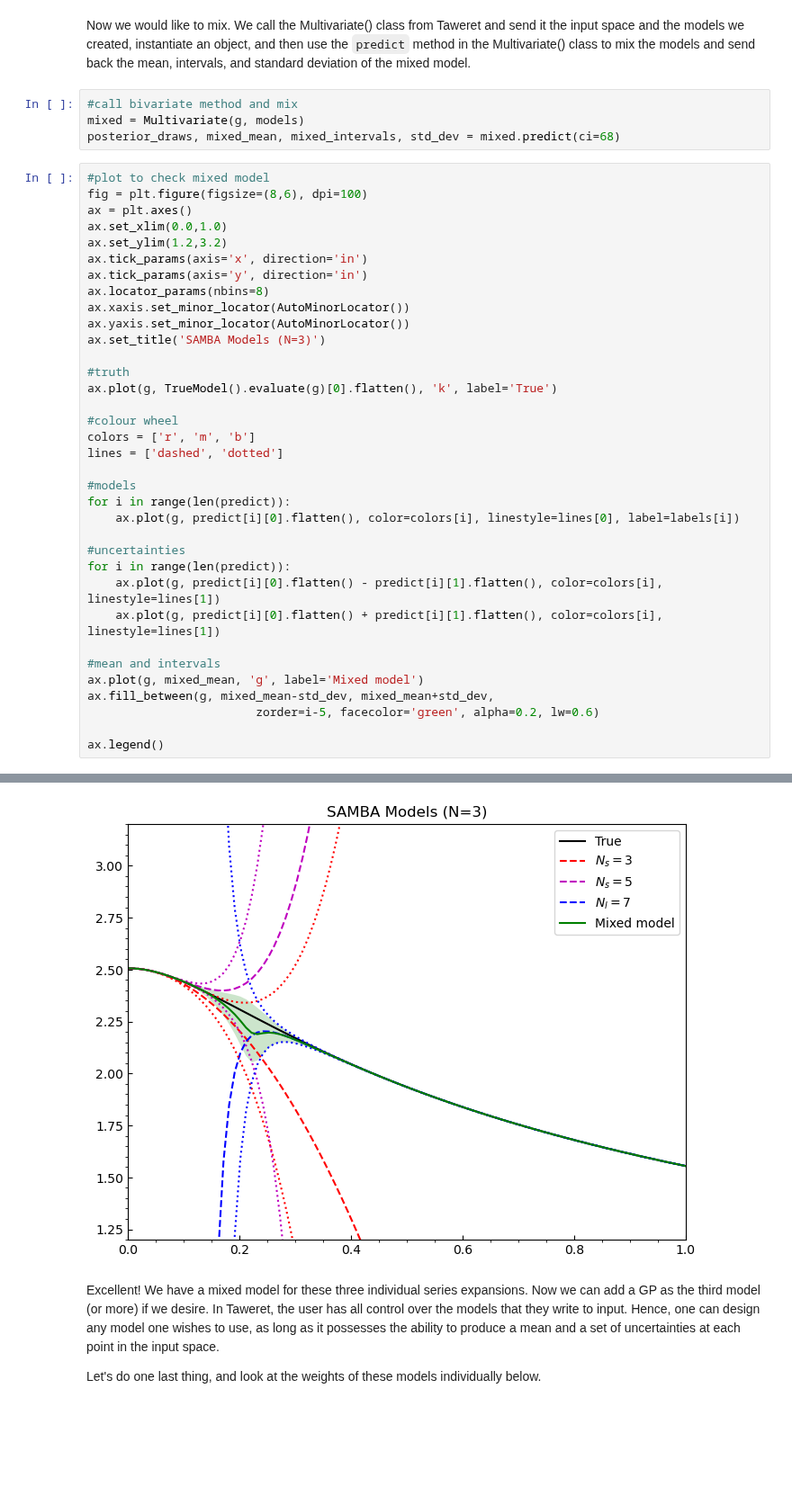
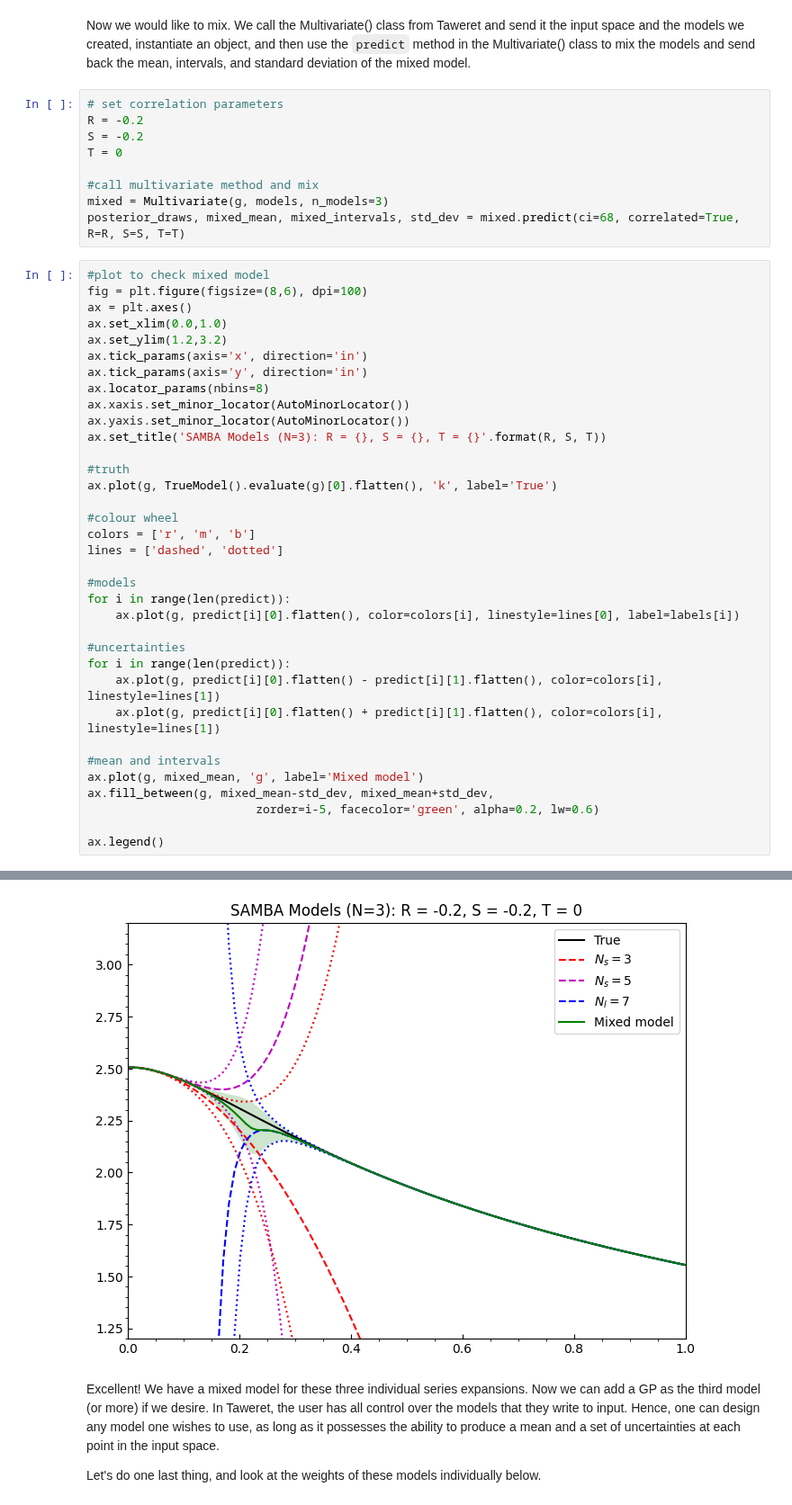
Before and after one commit to bandframework/Taweret, a Jupyter notebook: docs/source/notebooks/N_Model_BMM.ipynb, the cells around one changed output, grey strips where cells are left out. Shown at 90% size. Saved outputs shown, nothing was run; the diff lists cells and outputs as text; blank space fills up the shorter version.

```diff
--- a/docs/source/notebooks/N_Model_BMM.ipynb
+++ b/docs/source/notebooks/N_Model_BMM.ipynb
@@ -89,9 +95,14 @@ ax.legend()
 # %% [markdown]
 Now we would like to mix. We call the Multivariate() class from Taweret and send it the input space and the models we created, instantiate an object, and then use the `predict` method in the Multivariate() class to mix the models and send back the mean, intervals, and standard deviation of the mixed model.
 # %%
-#call bivariate method and mix
-mixed = Multivariate(g, models)
-posterior_draws, mixed_mean, mixed_intervals, std_dev = mixed.predict(ci=68)
+# set correlation parameters
+R = -0.2
+S = -0.2
+T = 0
+
+#call multivariate method and mix
+mixed = Multivariate(g, models, n_models=3)
+posterior_draws, mixed_mean, mixed_intervals, std_dev = mixed.predict(ci=68, correlated=True, R=R, S=S, T=T)
 # %%
 #plot to check mixed model
 fig = plt.figure(figsize=(8,6), dpi=100)
@@ -101,35 +112,35 @@ ax.set_ylim(1.2,3.2)
 ax.tick_params(axis='x', direction='in')
 ax.tick_params(axis='y', direction='in')
 ax.locator_params(nbins=8)
 ax.xaxis.set_minor_locator(AutoMinorLocator())
 ax.yaxis.set_minor_locator(AutoMinorLocator())
-ax.set_title('SAMBA Models (N=3)')
+ax.set_title('SAMBA Models (N=3): R = {}, S = {}, T = {}'.format(R, S, T))
 
 #truth
 ax.plot(g, TrueModel().evaluate(g)[0].flatten(), 'k', label='True')
 
 #colour wheel
 colors = ['r', 'm', 'b']
 lines = ['dashed', 'dotted']
 
 #models
 for i in range(len(predict)):
     ax.plot(g, predict[i][0].flatten(), color=colors[i], linestyle=lines[0], label=labels[i])
 
 #uncertainties
 for i in range(len(predict)):
     ax.plot(g, predict[i][0].flatten() - predict[i][1].flatten(), color=colors[i], linestyle=lines[1])
     ax.plot(g, predict[i][0].flatten() + predict[i][1].flatten(), color=colors[i], linestyle=lines[1])
 
 #mean and intervals
 ax.plot(g, mixed_mean, 'g', label='Mixed model')
 ax.fill_between(g, mixed_mean-std_dev, mixed_mean+std_dev,
                         zorder=i-5, facecolor='green', alpha=0.2, lw=0.6)
 
 ax.legend()
 # %% [output]
 <matplotlib.legend.Legend at 0x...>
-[figure, old version]
+[figure, new version]
 # %% [markdown]
 Excellent! We have a mixed model for these three individual series expansions. Now we can add a GP as the third model (or more) if we desire. In Taweret, the user has all control over the models that they write to input. Hence, one can design any model one wishes to use, as long as it possesses the ability to produce a mean and a set of uncertainties at each point in the input space.
 
```
Also changed, not shown: parts of 3 cells of this notebook, 2 other files.
